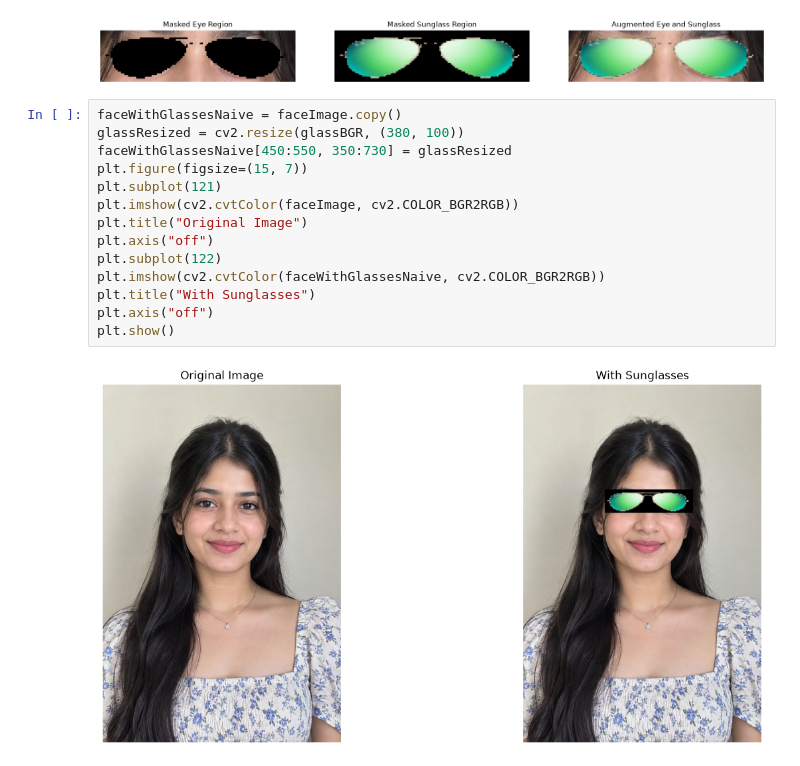
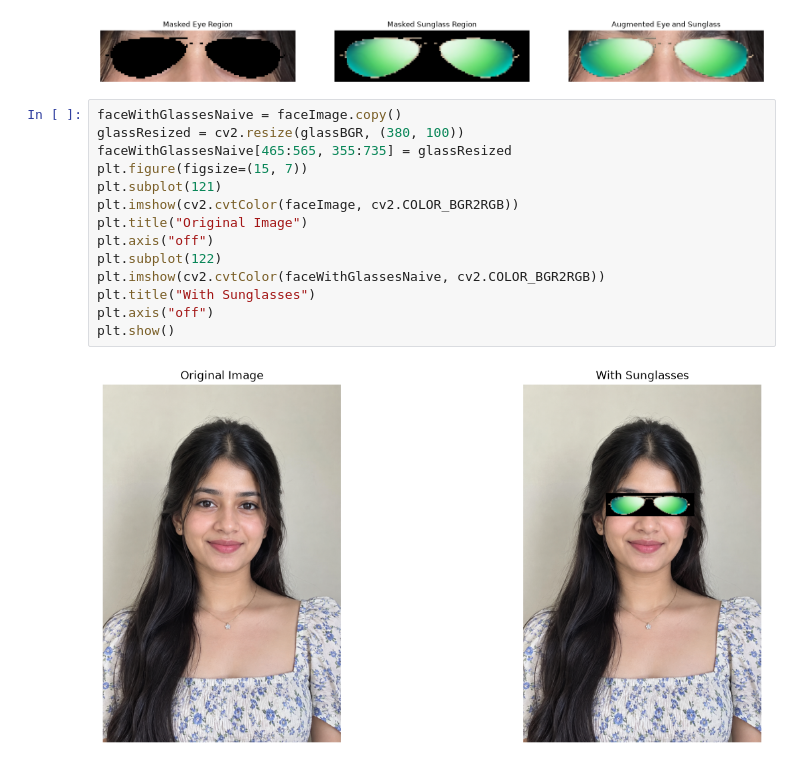
Before and after one commit to monisha-1501/Workshop, a Jupyter notebook: main_sunglass.ipynb, the cells around one changed output. Drawn from its saved outputs; the diff is of its cells as text.

```diff
--- a/main_sunglass.ipynb
+++ b/main_sunglass.ipynb
@@ -89,16 +89,16 @@ plt.show()
 # %%
 faceWithGlassesNaive = faceImage.copy()
 glassResized = cv2.resize(glassBGR, (380, 100))
-faceWithGlassesNaive[450:550, 350:730] = glassResized
+faceWithGlassesNaive[465:565, 355:735] = glassResized
 plt.figure(figsize=(15, 7))
 plt.subplot(121)
 plt.imshow(cv2.cvtColor(faceImage, cv2.COLOR_BGR2RGB))
 plt.title("Original Image")
 plt.axis("off")
 plt.subplot(122)
 plt.imshow(cv2.cvtColor(faceWithGlassesNaive, cv2.COLOR_BGR2RGB))
 plt.title("With Sunglasses")
 plt.axis("off")
 plt.show()
 # %% [output]
-[figure, old version]
+[figure, new version]
```
